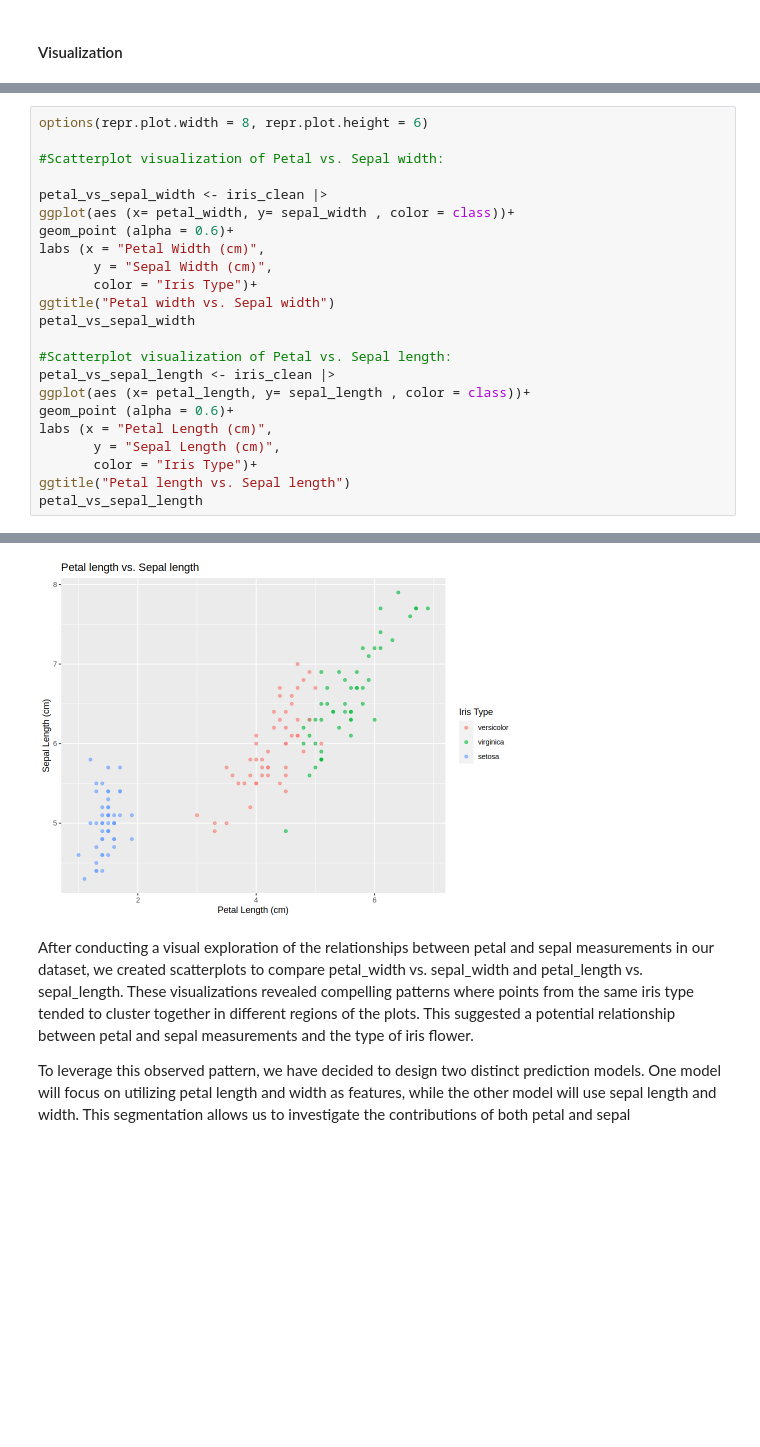
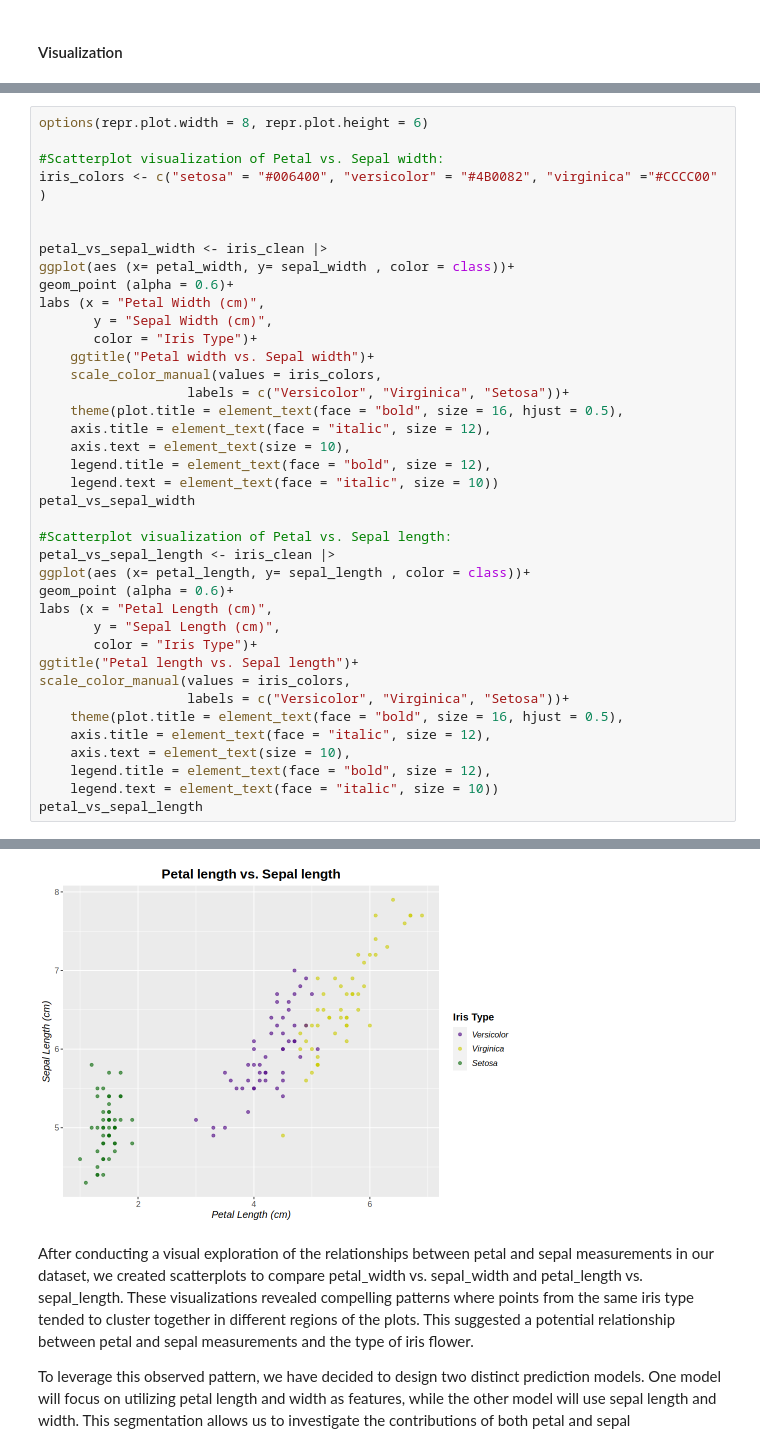
Before and after one commit to chilux00/dsci100-004-15, a Jupyter notebook: iris_prediction.ipynb, the cells around one changed output, grey strips where cells are left out. Saved outputs shown, nothing was run; the diff lists cells and outputs as text; blank space fills up the shorter version.

```diff
--- a/iris_prediction.ipynb
+++ b/iris_prediction.ipynb
@@ -101,6 +103,8 @@ Following our research of the topic, we decided to compare the `petal_width` vs.
 options(repr.plot.width = 8, repr.plot.height = 6)
 
 #Scatterplot visualization of Petal vs. Sepal width:
+iris_colors <- c("setosa" = "#006400", "versicolor" = "#4B0082", "virginica" ="#CCCC00" )
+
 
 petal_vs_sepal_width <- iris_clean |>
 ggplot(aes (x= petal_width, y= sepal_width , color = class))+
@@ -108,7 +112,14 @@ geom_point (alpha = 0.6)+
 labs (x = "Petal Width (cm)",
        y = "Sepal Width (cm)",
        color = "Iris Type")+
-ggtitle("Petal width vs. Sepal width")
+    ggtitle("Petal width vs. Sepal width")+
+    scale_color_manual(values = iris_colors,
+                   labels = c("Versicolor", "Virginica", "Setosa"))+
+    theme(plot.title = element_text(face = "bold", size = 16, hjust = 0.5),
+    axis.title = element_text(face = "italic", size = 12),
+    axis.text = element_text(size = 10),
+    legend.title = element_text(face = "bold", size = 12),
+    legend.text = element_text(face = "italic", size = 10))
 petal_vs_sepal_width
 
 #Scatterplot visualization of Petal vs. Sepal length:
@@ -118,6 +129,13 @@ geom_point (alpha = 0.6)+
 labs (x = "Petal Length (cm)",
        y = "Sepal Length (cm)",
        color = "Iris Type")+
-ggtitle("Petal length vs. Sepal length")
+ggtitle("Petal length vs. Sepal length")+
+scale_color_manual(values = iris_colors,
+                   labels = c("Versicolor", "Virginica", "Setosa"))+
+    theme(plot.title = element_text(face = "bold", size = 16, hjust = 0.5),
+    axis.title = element_text(face = "italic", size = 12),
+    axis.text = element_text(size = 10),
+    legend.title = element_text(face = "bold", size = 12),
+    legend.text = element_text(face = "italic", size = 10))
 petal_vs_sepal_length
 # %% [output]
@@ -125,4 +143,4 @@ petal_vs_sepal_length
-[figure, old version]
+[figure, new version]
 # %% [markdown]
 After conducting a visual exploration of the relationships between petal and sepal measurements in our dataset, we created scatterplots to compare petal_width vs. sepal_width and petal_length vs. sepal_length. These visualizations revealed compelling patterns where points from the same iris type tended to cluster together in different regions of the plots. This suggested a potential relationship between petal and sepal measurements and the type of iris flower.
 
```
Also changed, not shown: parts of 12 cells of this notebook, 1 other file.
